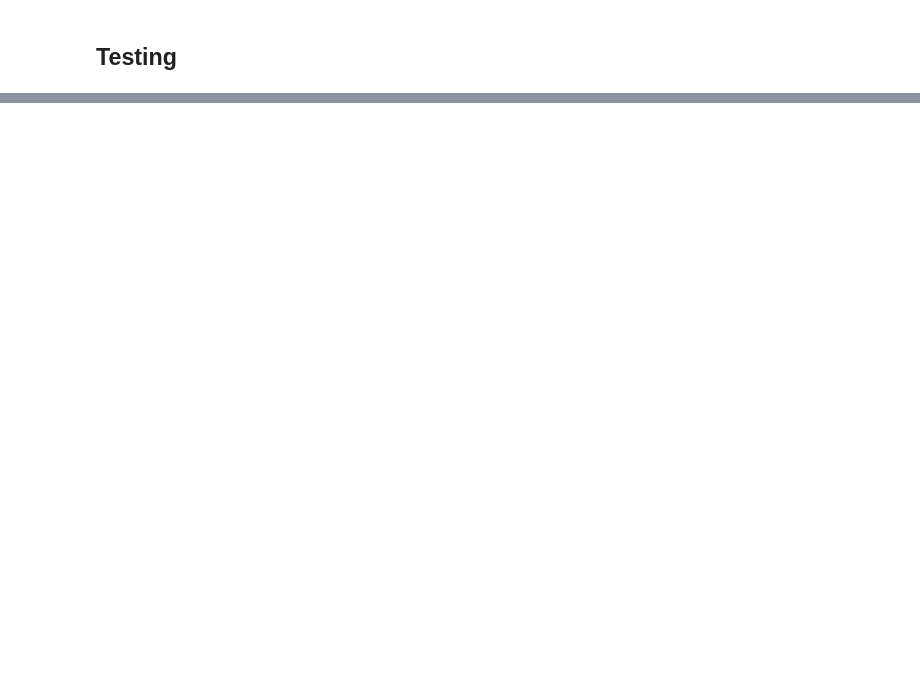
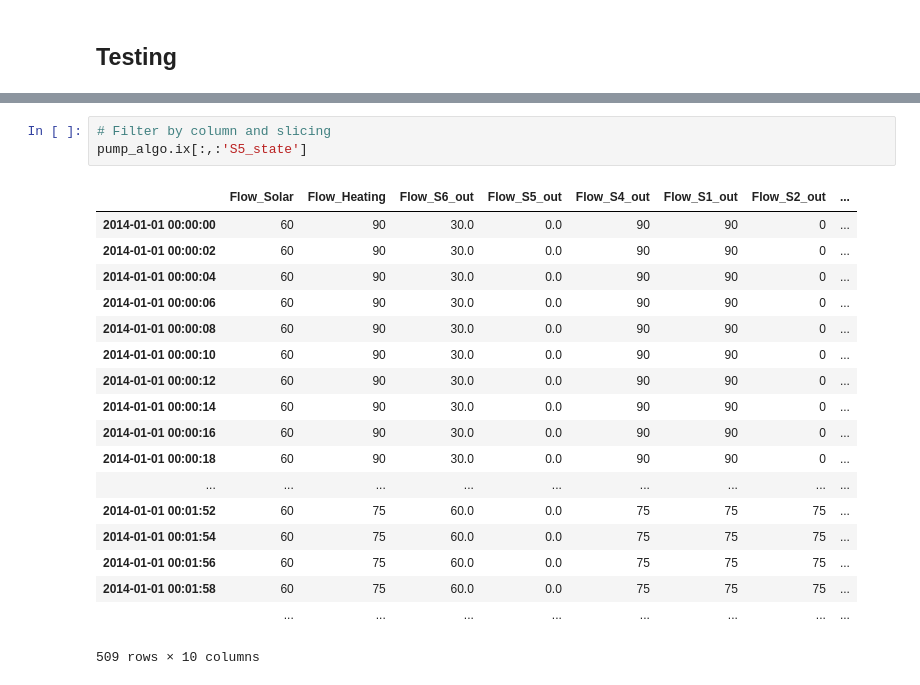
Before and after one commit to Pampipampupampa/Cours-Python, a Jupyter notebook: Work/Notebooks/csv_Reader.ipynb, the cells around one changed output, grey strips where cells are left out. Saved outputs shown, nothing was run; the diff lists cells and outputs as text; blank space fills up the shorter version.

Commit message:
Clean notebook and script for house and algo-flow

```diff
--- a/Work/Notebooks/csv_Reader.ipynb
+++ b/Work/Notebooks/csv_Reader.ipynb
@@ -587,0 +432,22 @@ array([ 735234.00208333,  735234.00555556,  735234.00902778])
+# %%
+# Filter by column and slicing
+pump_algo.ix[:,:'S5_state']
+# %% [output]
+|  | Flow_Solar | Flow_Heating | Flow_S6_out | Flow_S5_out | Flow_S4_out | Flow_S1_out | Flow_S2_out | ... |
+| 2014-01-01 00:00:00 | 60 | 90 | 30.0 | 0.0 | 90 | 90 | 0 | ... |
+| 2014-01-01 00:00:02 | 60 | 90 | 30.0 | 0.0 | 90 | 90 | 0 | ... |
+| 2014-01-01 00:00:04 | 60 | 90 | 30.0 | 0.0 | 90 | 90 | 0 | ... |
+| 2014-01-01 00:00:06 | 60 | 90 | 30.0 | 0.0 | 90 | 90 | 0 | ... |
+| 2014-01-01 00:00:08 | 60 | 90 | 30.0 | 0.0 | 90 | 90 | 0 | ... |
+| 2014-01-01 00:00:10 | 60 | 90 | 30.0 | 0.0 | 90 | 90 | 0 | ... |
+| 2014-01-01 00:00:12 | 60 | 90 | 30.0 | 0.0 | 90 | 90 | 0 | ... |
+| 2014-01-01 00:00:14 | 60 | 90 | 30.0 | 0.0 | 90 | 90 | 0 | ... |
+| 2014-01-01 00:00:16 | 60 | 90 | 30.0 | 0.0 | 90 | 90 | 0 | ... |
+| 2014-01-01 00:00:18 | 60 | 90 | 30.0 | 0.0 | 90 | 90 | 0 | ... |
+| ... | ... | ... | ... | ... | ... | ... | ... | ... |
+| 2014-01-01 00:01:52 | 60 | 75 | 60.0 | 0.0 | 75 | 75 | 75 | ... |
+| 2014-01-01 00:01:54 | 60 | 75 | 60.0 | 0.0 | 75 | 75 | 75 | ... |
+| 2014-01-01 00:01:56 | 60 | 75 | 60.0 | 0.0 | 75 | 75 | 75 | ... |
+| 2014-01-01 00:01:58 | 60 | 75 | 60.0 | 0.0 | 75 | 75 | 75 | ... |
+|  | ... | ... | ... | ... | ... | ... | ... | ... |
+509 rows × 10 columns
```
Also changed, not shown: parts of 55 cells of this notebook, 1 other file.
